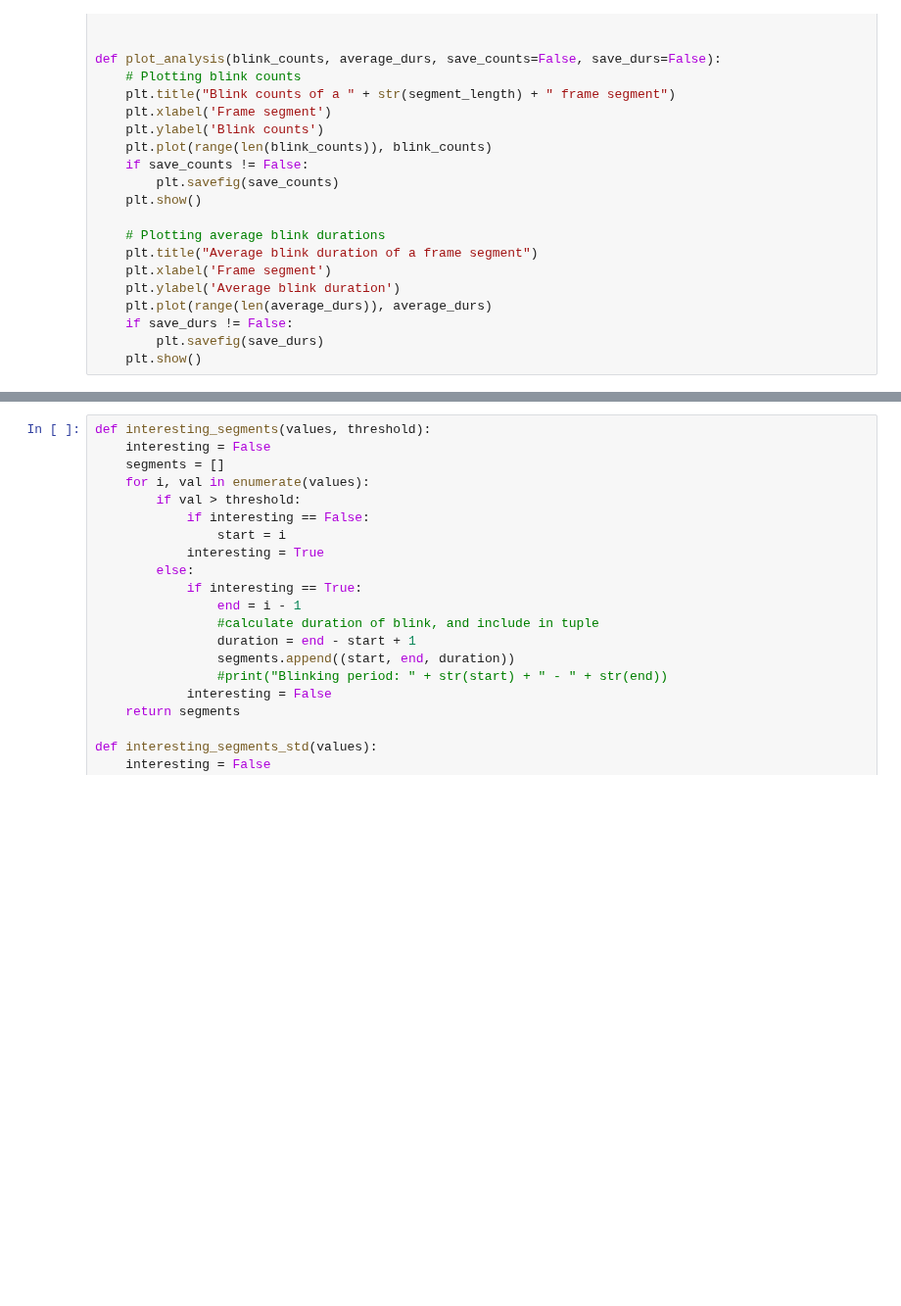
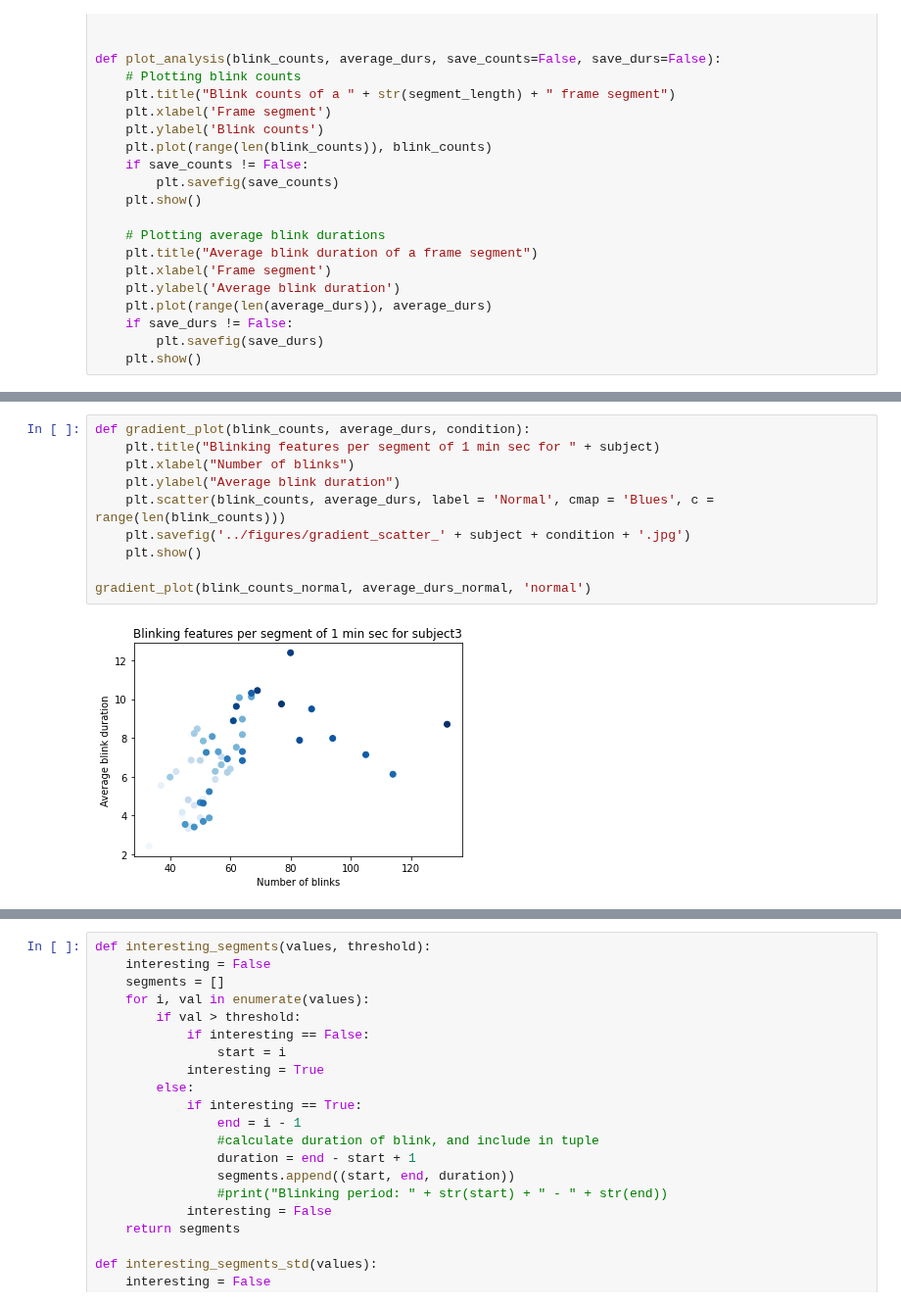
Before and after one commit to fruste/driver-drowsiness, a Jupyter notebook: code/feature_creation.ipynb, the cells around one changed output, grey strips where cells are left out. Shown at 98% size. Drawn from its saved outputs; the diff is of its cells as text; blank space fills up the shorter version.

```diff
--- a/code/feature_creation.ipynb
+++ b/code/feature_creation.ipynb
@@ -303,3 +286,15 @@ plt.show()
+# %%
+def gradient_plot(blink_counts, average_durs, condition):
+    plt.title("Blinking features per segment of 1 min sec for " + subject)
+    plt.xlabel("Number of blinks")
+    plt.ylabel("Average blink duration")
+    plt.scatter(blink_counts, average_durs, label = 'Normal', cmap = 'Blues', c = range(len(blink_counts)))
+    plt.savefig('../figures/gradient_scatter_' + subject + condition + '.jpg')
+    plt.show()
+
+gradient_plot(blink_counts_normal, average_durs_normal, 'normal')
+# %% [output]
+[figure, added]
 # %%
 # The number of blinking frames is just a multiplication of the duration and number of blinks
 blink_frames_sleepy = list(np.multiply(np.array(blink_counts_sleepy), np.array(average_durs_sleepy)))
```
Also changed, not shown: parts of 9 cells of this notebook, 10 other files.
